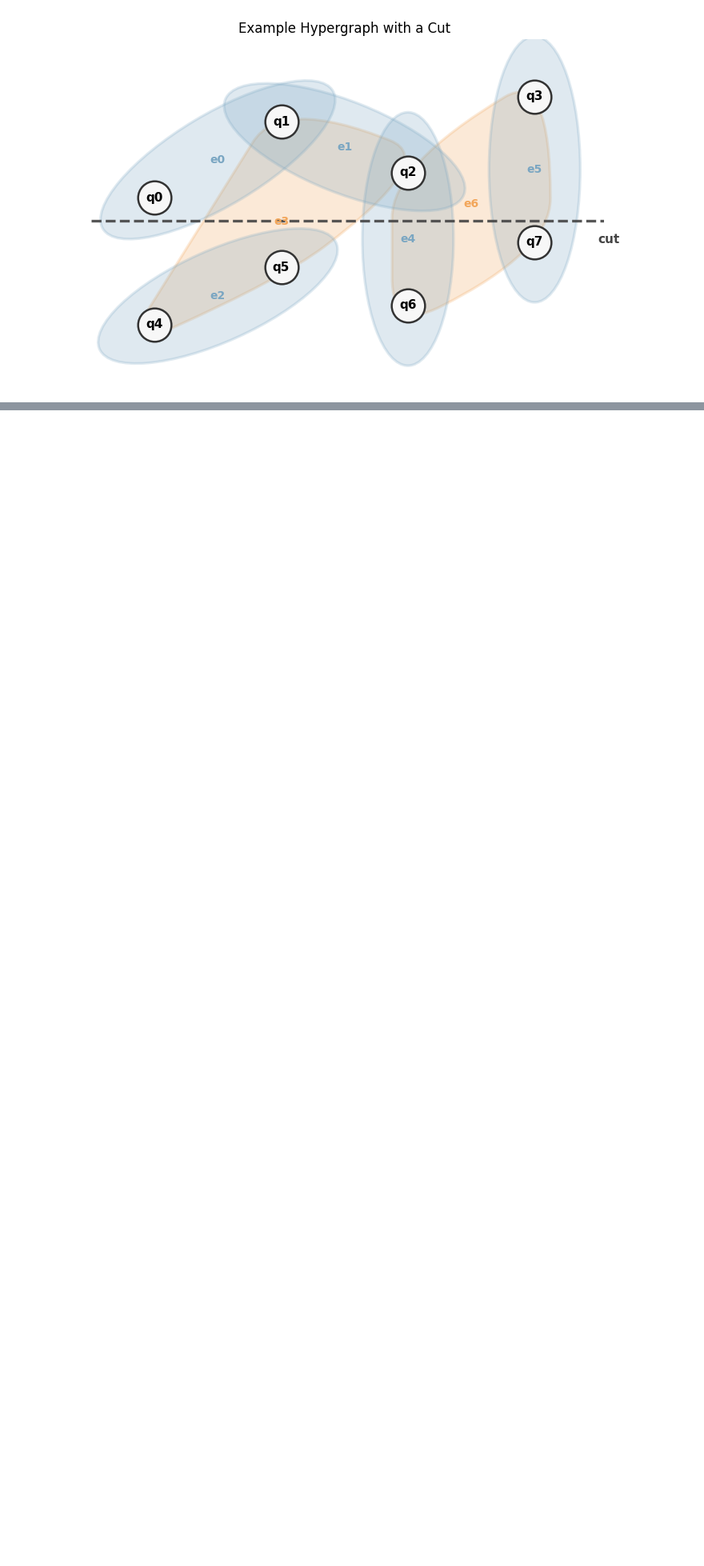
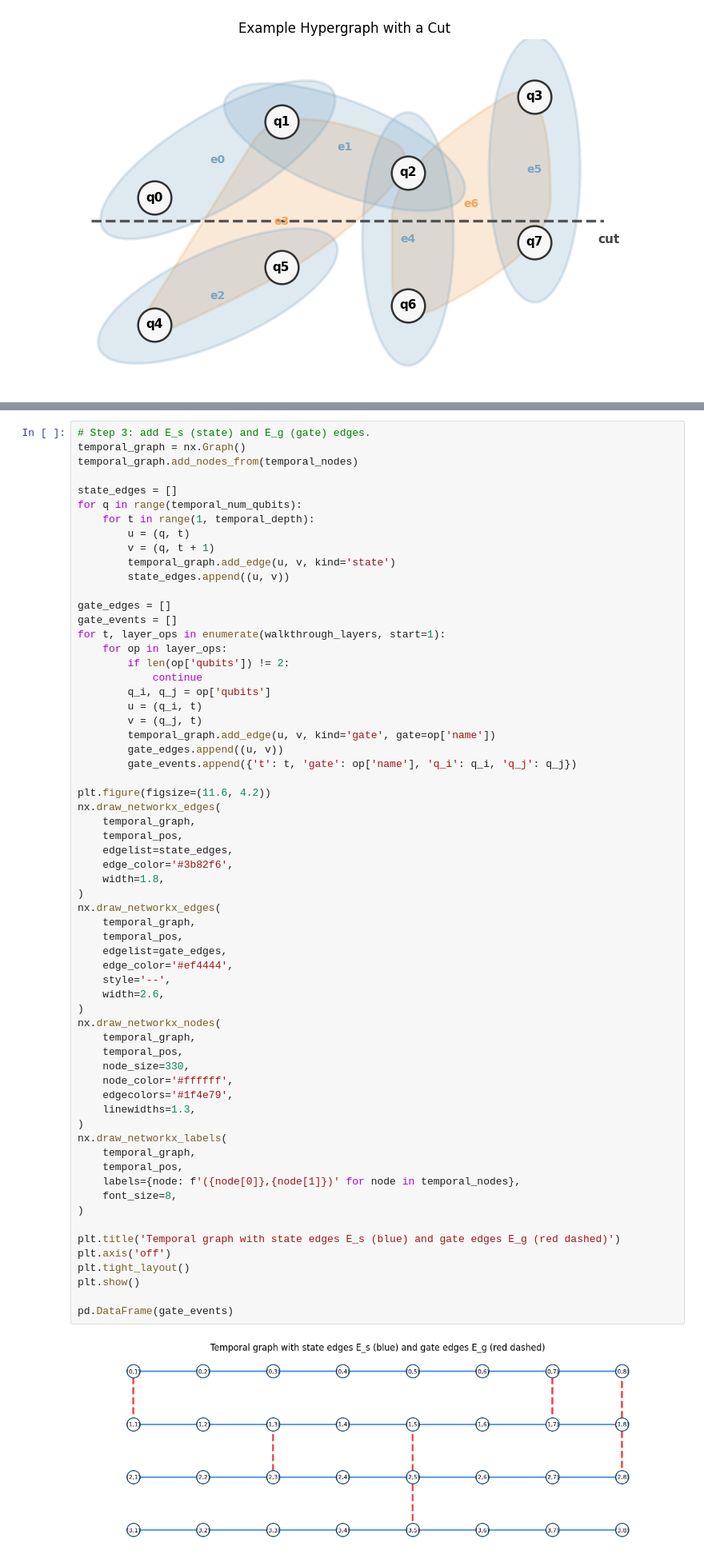
Before and after one commit to dqc-community/dqc-workshop-notebook, a Jupyter notebook: tutorial.ipynb, the cells around one changed output, grey strips where cells are left out. Shown at 80% size. Saved outputs shown, nothing was run; the diff lists cells and outputs as text; blank space fills up the shorter version.

```diff
--- a/tutorial.ipynb
+++ b/tutorial.ipynb
@@ -1596,0 +1956,65 @@ Now we have essentially created our hypergraph. Will pick up here but I now need
+# %%
+# Step 3: add E_s (state) and E_g (gate) edges.
+temporal_graph = nx.Graph()
+temporal_graph.add_nodes_from(temporal_nodes)
+
+state_edges = []
+for q in range(temporal_num_qubits):
+    for t in range(1, temporal_depth):
+        u = (q, t)
+        v = (q, t + 1)
+        temporal_graph.add_edge(u, v, kind='state')
+        state_edges.append((u, v))
+
+gate_edges = []
+gate_events = []
+for t, layer_ops in enumerate(walkthrough_layers, start=1):
+    for op in layer_ops:
+        if len(op['qubits']) != 2:
+            continue
+        q_i, q_j = op['qubits']
+        u = (q_i, t)
+        v = (q_j, t)
+        temporal_graph.add_edge(u, v, kind='gate', gate=op['name'])
+        gate_edges.append((u, v))
+        gate_events.append({'t': t, 'gate': op['name'], 'q_i': q_i, 'q_j': q_j})
+
+plt.figure(figsize=(11.6, 4.2))
+nx.draw_networkx_edges(
+    temporal_graph,
+    temporal_pos,
+    edgelist=state_edges,
+    edge_color='#3b82f6',
+    width=1.8,
+)
+nx.draw_networkx_edges(
+    temporal_graph,
+    temporal_pos,
+    edgelist=gate_edges,
+    edge_color='#ef4444',
+    style='--',
+    width=2.6,
+)
+nx.draw_networkx_nodes(
+    temporal_graph,
+    temporal_pos,
+    node_size=330,
+    node_color='#ffffff',
+    edgecolors='#1f4e79',
+    linewidths=1.3,
+)
+nx.draw_networkx_labels(
+    temporal_graph,
+    temporal_pos,
+    labels={node: f'({node[0]},{node[1]})' for node in temporal_nodes},
+    font_size=8,
+)
+
+plt.title('Temporal graph with state edges E_s (blue) and gate edges E_g (red dashed)')
+plt.axis('off')
+plt.tight_layout()
+plt.show()
+
+pd.DataFrame(gate_events)
+# %% [output]
+[figure, added]
```
Also changed, not shown: parts of 79 cells of this notebook.
